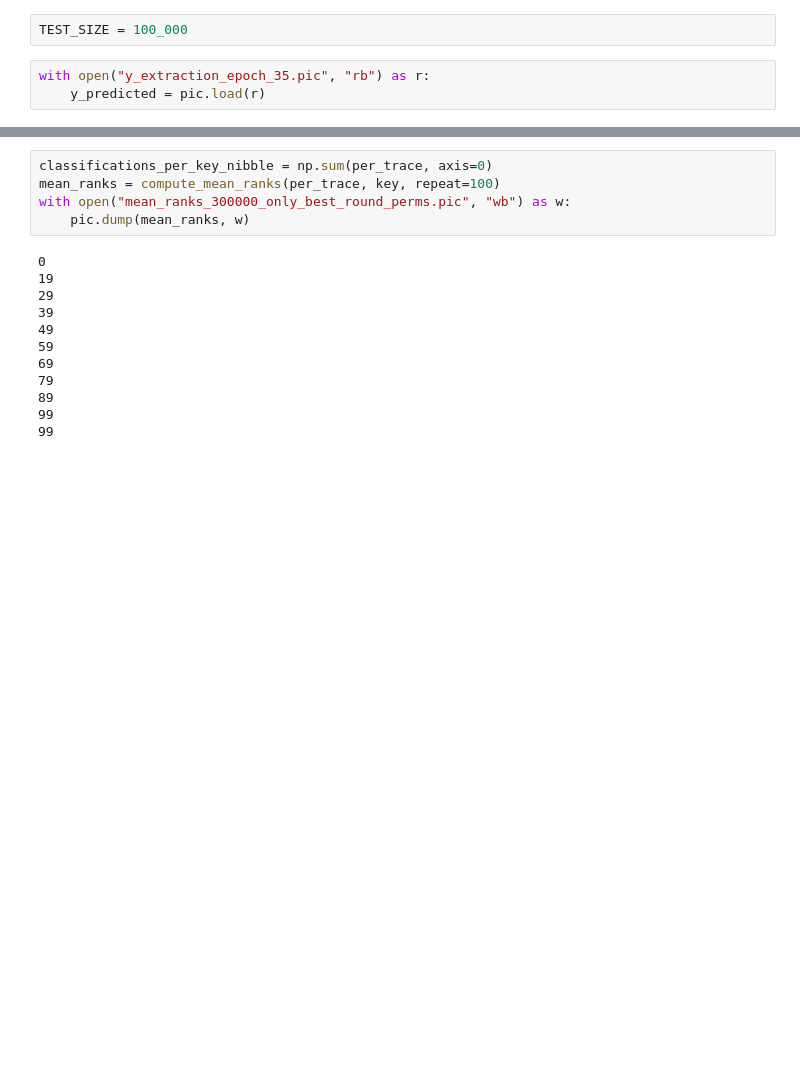
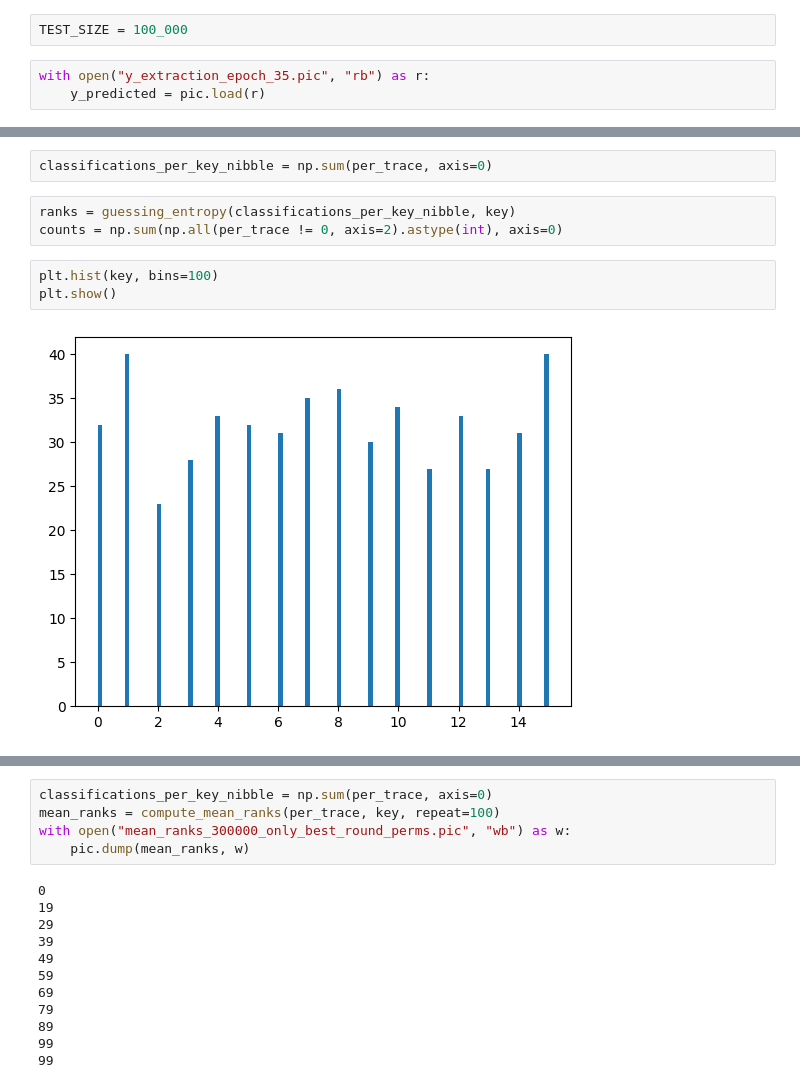
Before and after one commit to Pace222/Elisabeth-b4-SCA, a Jupyter notebook: protected_side_channel_attack/deep_learning_evaluation.ipynb, the cells around one changed output, grey strips where cells are left out. Drawn from its saved outputs; the diff is of its cells as text; blank space fills up the shorter version.

```diff
--- a/protected_side_channel_attack/deep_learning_evaluation.ipynb
+++ b/protected_side_channel_attack/deep_learning_evaluation.ipynb
@@ -321,0 +324,10 @@ array([-3088.72301557, -3087.34104912, -3086.12716124, -3085.04034909,
+# %%
+classifications_per_key_nibble = np.sum(per_trace, axis=0)
+# %%
+ranks = guessing_entropy(classifications_per_key_nibble, key)
+counts = np.sum(np.all(per_trace != 0, axis=2).astype(int), axis=0)
+# %%
+plt.hist(key, bins=100)
+plt.show()
+# %% [output]
+[figure, added]
```
Also changed, not shown: parts of 23 cells of this notebook, 2 other files.
